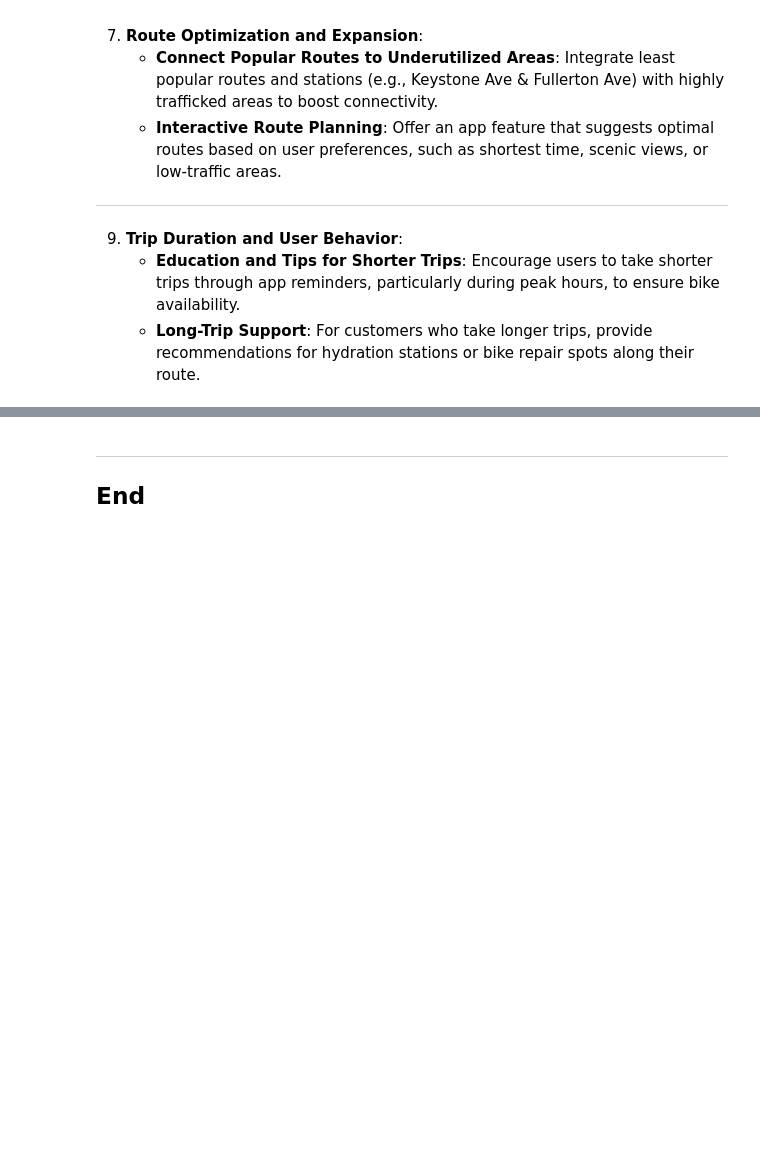
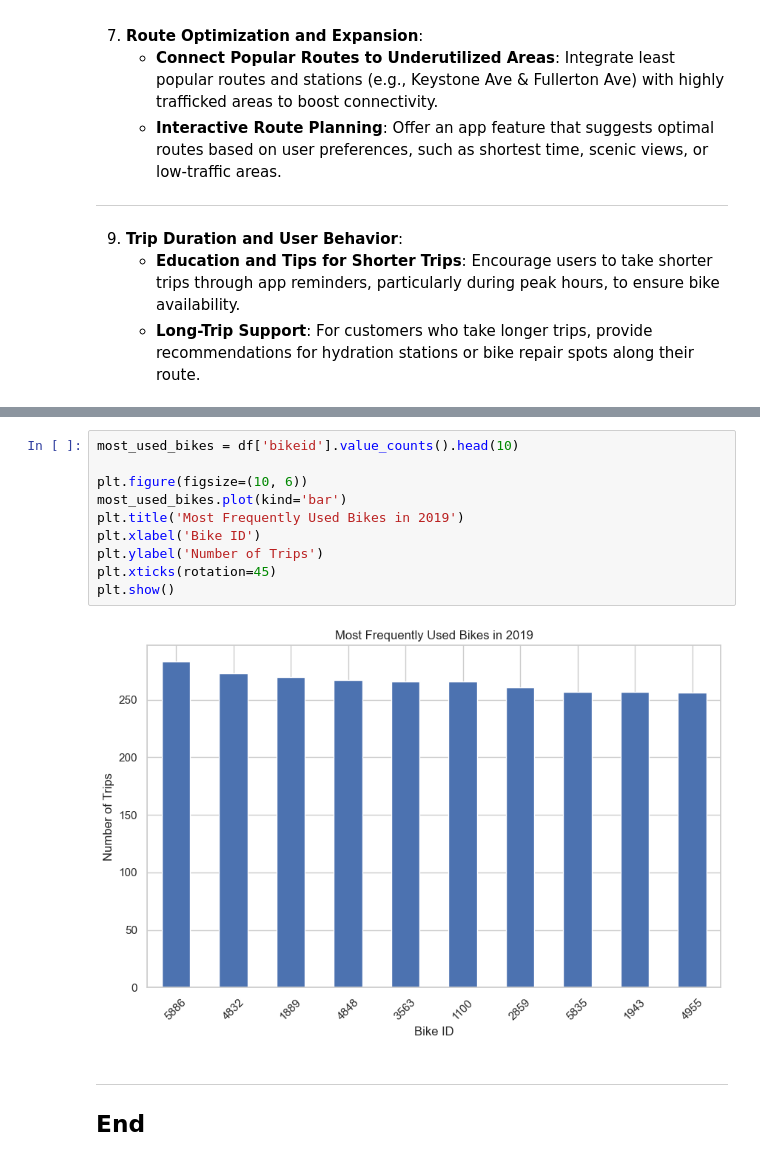
Before and after one commit to Galal-Abdelaziz/PFDA-project, a Jupyter notebook: project.ipynb, the cells around one changed output, grey strips where cells are left out. Drawn from its saved outputs; the diff is of its cells as text; blank space fills up the shorter version.

```diff
--- a/project.ipynb
+++ b/project.ipynb
@@ -600,3 +743,15 @@ Based on the key trends and findings, here are actionable recommendations to enh
+# %%
+most_used_bikes = df['bikeid'].value_counts().head(10)
+
+plt.figure(figsize=(10, 6))
+most_used_bikes.plot(kind='bar')
+plt.title('Most Frequently Used Bikes in 2019')
+plt.xlabel('Bike ID')
+plt.ylabel('Number of Trips')
+plt.xticks(rotation=45)
+plt.show()
+# %% [output]
+[figure, added]
 # %% [markdown]
 ***
 
```
Also changed, not shown: parts of 11 cells of this notebook, 3 other files.
